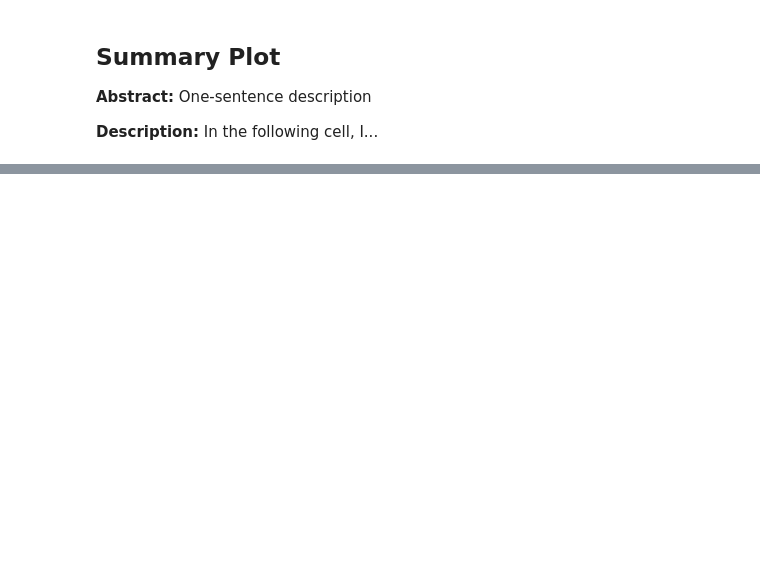
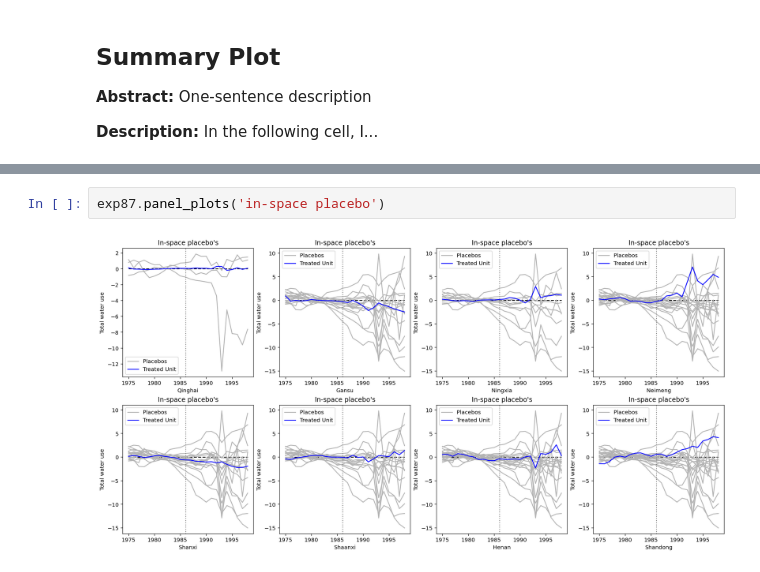
Before and after one commit to SongshGeo/Water-Allocation-Institution, a Jupyter notebook: notebooks/04_ContextPlotting.ipynb, the cells around one changed output, grey strips where cells are left out. Saved outputs shown, nothing was run; the diff lists cells and outputs as text; blank space fills up the shorter version.

```diff
--- a/notebooks/04_ContextPlotting.ipynb
+++ b/notebooks/04_ContextPlotting.ipynb
@@ -265,0 +270,4 @@ plt.show();
+# %%
+exp87.panel_plots('in-space placebo')
+# %% [output]
+[figure, added]
```
Also changed, not shown: parts of 5 cells of this notebook, 30 other files.
